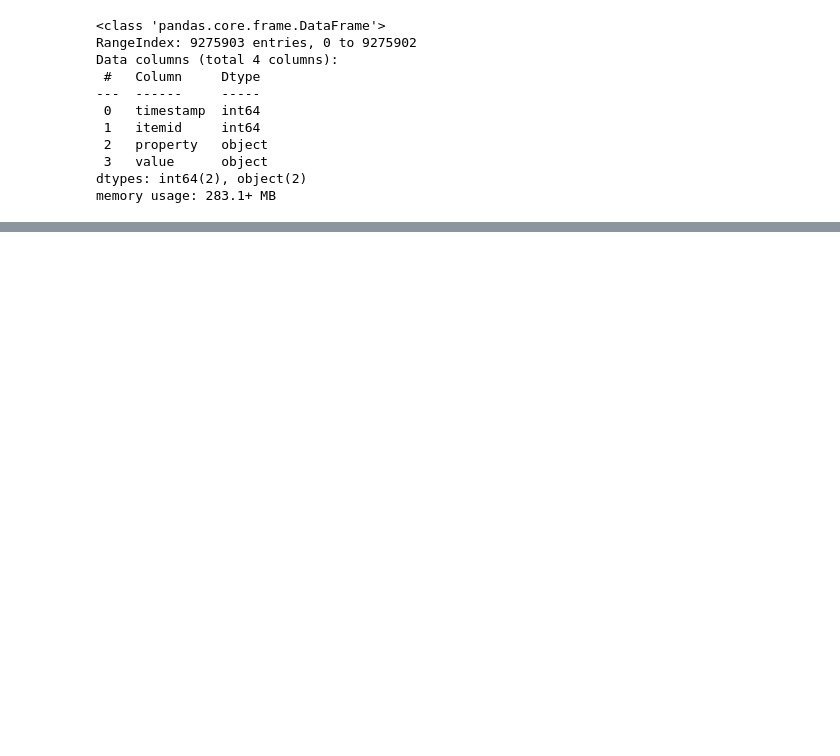
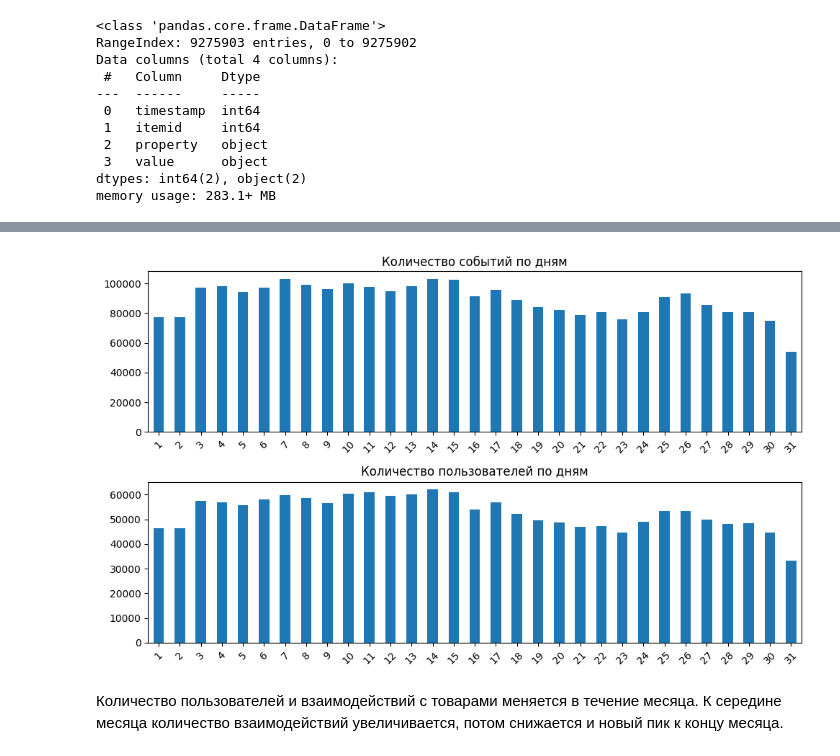
Before and after one commit to RumKam/mle-pr-final, a Jupyter notebook: notebooks/main_research.ipynb, the cells around one changed output, grey strips where cells are left out. Cells and saved outputs as stored; diff of their text form; code cells hidden in the pictures; blank space fills up the shorter version.

```diff
--- a/notebooks/main_research.ipynb
+++ b/notebooks/main_research.ipynb
@@ -151,0 +410,26 @@ item_2.describe()
+# %%
+# Получим датасет с количество пользователей и событий по дням
+events_by_day = events.groupby("day").agg(events=("day", "count"),
+                                          users=("user_id", "nunique")).reset_index()
+# %%
+# Построим распределение событий по дням недели
+
+fig, axs = plt.subplots(2, 1, figsize=(10, 6))
+
+ax = axs[0]
+events_by_day["events"].plot(kind="bar", ax=ax)
+ax.set_title('Количество событий по дням')
+ax.set_xticklabels(events_by_day['day'], rotation=45)
+ax.tick_params(axis='x', labelsize=10)
+
+ax = axs[1]
+events_by_day["users"].plot(kind="bar", ax=ax)
+ax.set_title('Количество пользователей по дням')
+ax.set_xticklabels(events_by_day['day'], rotation=45)
+ax.tick_params(axis='x', labelsize=10)
+
+fig.tight_layout()
+# %% [output]
+[figure, added]
+# %% [markdown]
+Количество пользователей и взаимодействий с товарами меняется в течение месяца. К середине месяца количество взаимодействий увеличивается, потом снижается и новый пик к концу месяца.
```
Also changed, not shown: parts of 148 cells of this notebook, 2 other files.
